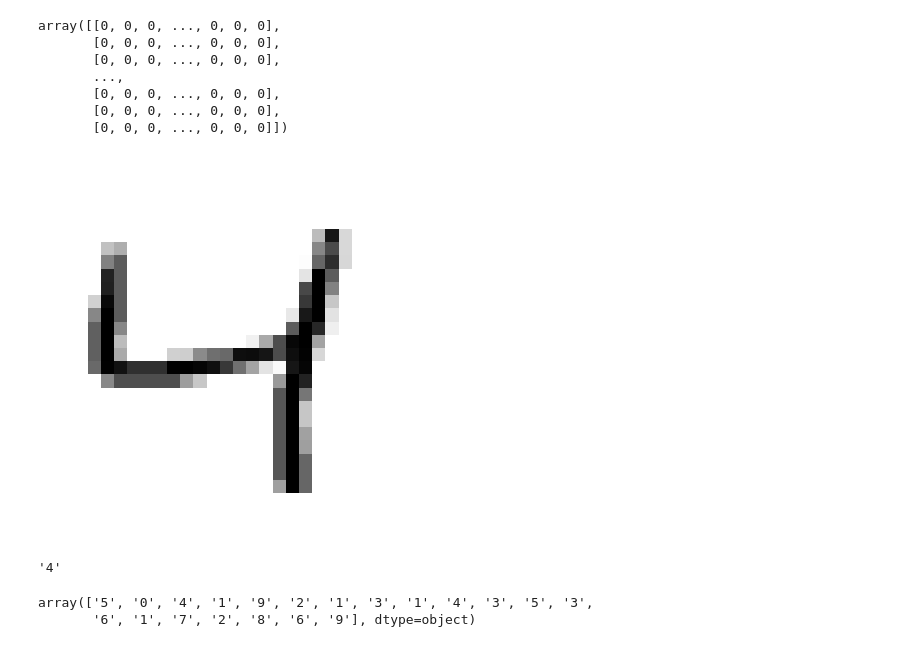
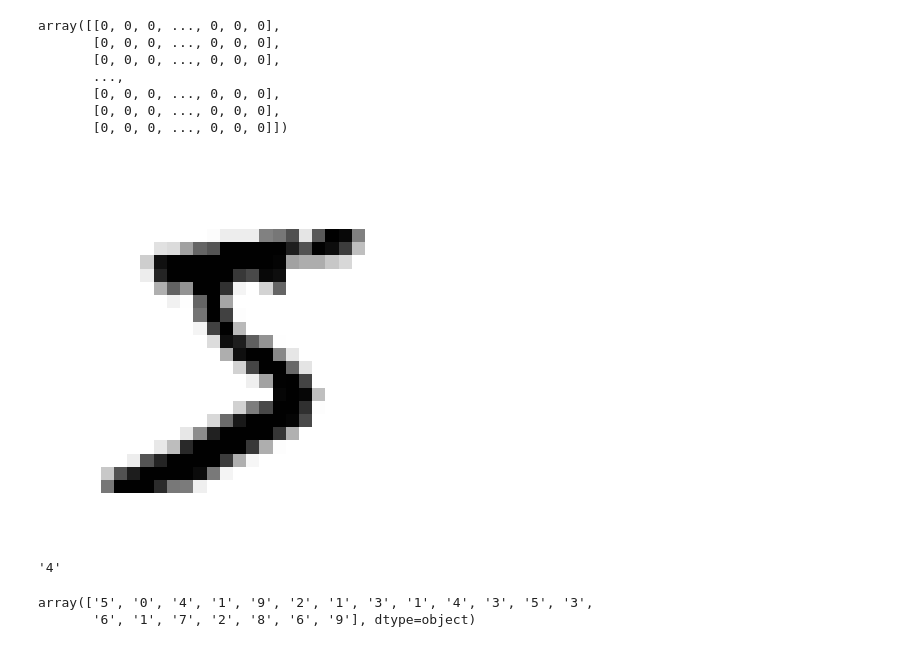
Before and after one commit to Satyam298/hands-on-ml, a Jupyter notebook: classification.ipynb, the cells around one changed output. Drawn from its saved outputs; the diff is of its cells as text; code cells hidden in the pictures.

Commit message:
Classification_digits

```diff
--- a/classification.ipynb
+++ b/classification.ipynb
@@ -15,18 +15,18 @@ array([[0, 0, 0, ..., 0, 0, 0],
 # %%
 #images are in 28 by 28 array with intensity 0 to 255
 import matplotlib.pyplot as plt
 
 def plot_digits(image_data):
     image = image_data.reshape(28,28)
     plt.imshow(image, cmap="binary")
     plt.axis("off")
 
-some_digit = X[2]
+some_digit = X[0]
 plot_digits(some_digit)
 plt.show()
 y[2]
 # %% [output]
-[figure, old version]
+[figure, new version]
 '4'
 # %%
 y[:20]
```
Also changed, not shown: parts of 21 cells of this notebook.
